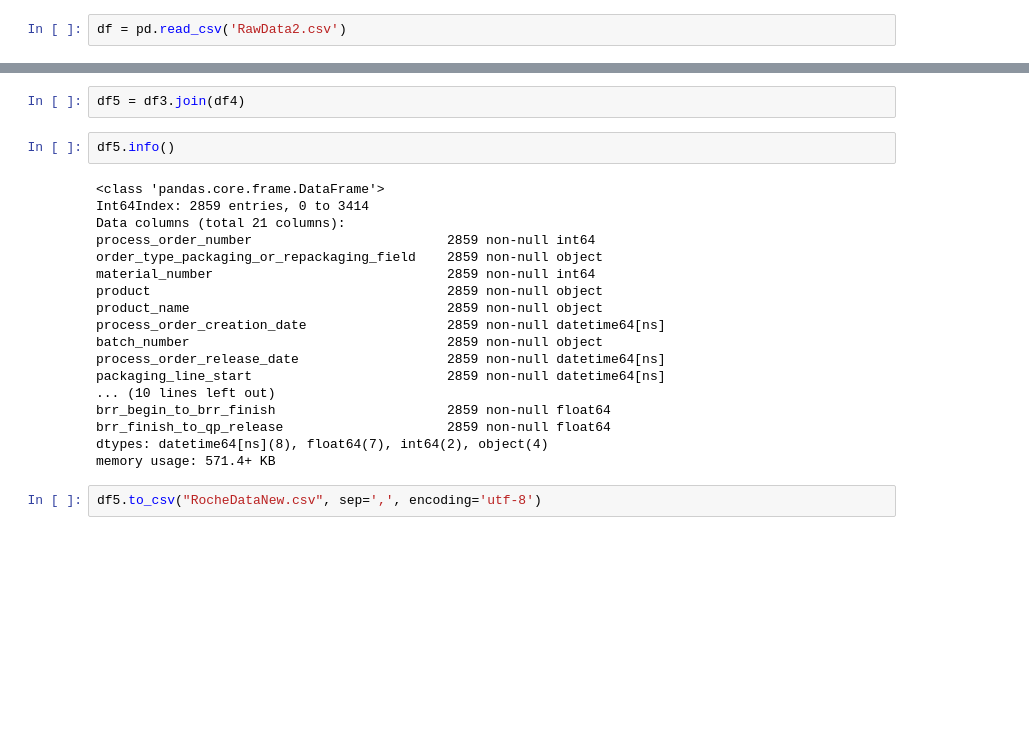
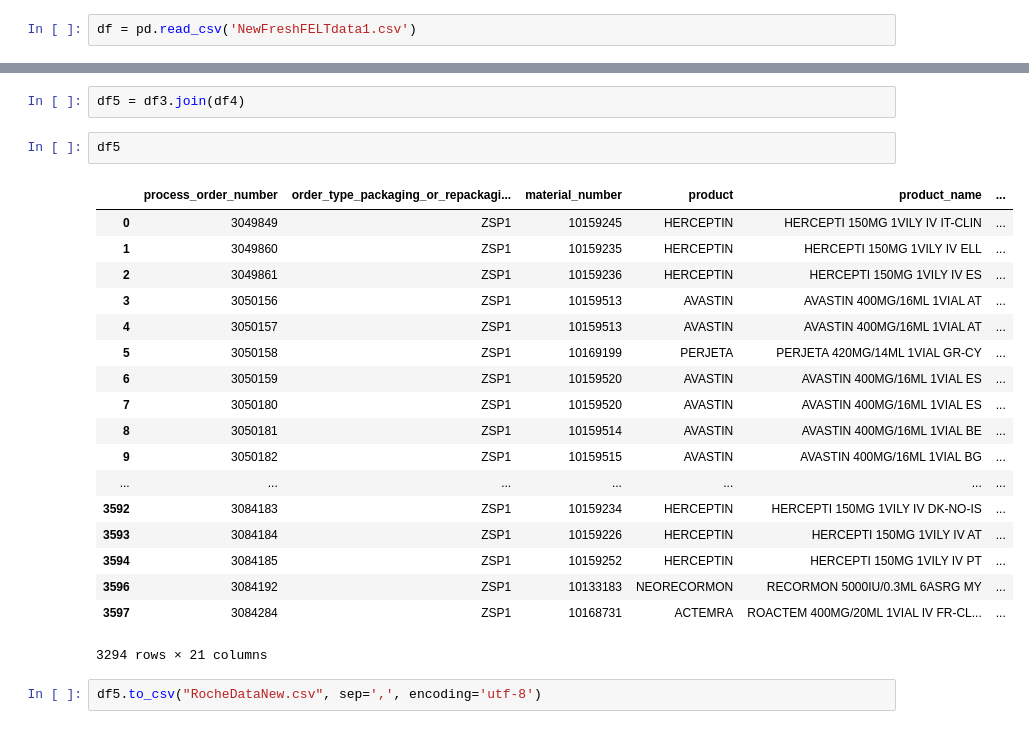
Before and after one commit to tadinve/felt, a Jupyter notebook: Upload/RawFELTDataCleaningScript.ipynb, the cells around one changed output, grey strips where cells are left out. Saved outputs shown, nothing was run; the diff lists cells and outputs as text; blank space fills up the shorter version.

```diff
--- a/Upload/RawFELTDataCleaningScript.ipynb
+++ b/Upload/RawFELTDataCleaningScript.ipynb
@@ -2,7 +2,7 @@
 import pandas as pd
 import numpy as np
 # %%
-df = pd.read_csv('RawData2.csv')
+df = pd.read_csv('NewFreshFELTdata1.csv')
 # %%
 df.info()
 # %% [output]
@@ -154,25 +158,26 @@ df4['brr_finish_to_qp_release']= ((df3['qa_release_date']) - (df3['brr_end_date'
 # %%
 df5 = df3.join(df4)
 # %%
-df5.info()
+df5
 # %% [output]
+|  | process_order_number | order_type_packaging_or_repackagi... | material_number | product | product_name | ... |
+| 0 | 3049849 | ZSP1 | 10159245 | HERCEPTIN | HERCEPTI 150MG 1VILY IV IT-CLIN | ... |
+| 1 | 3049860 | ZSP1 | 10159235 | HERCEPTIN | HERCEPTI 150MG 1VILY IV ELL | ... |
+| 2 | 3049861 | ZSP1 | 10159236 | HERCEPTIN | HERCEPTI 150MG 1VILY IV ES | ... |
+| 3 | 3050156 | ZSP1 | 10159513 | AVASTIN | AVASTIN 400MG/16ML 1VIAL AT | ... |
+| 4 | 3050157 | ZSP1 | 10159513 | AVASTIN | AVASTIN 400MG/16ML 1VIAL AT | ... |
+| 5 | 3050158 | ZSP1 | 10169199 | PERJETA | PERJETA 420MG/14ML 1VIAL GR-CY | ... |
+| 6 | 3050159 | ZSP1 | 10159520 | AVASTIN | AVASTIN 400MG/16ML 1VIAL ES | ... |
+| 7 | 3050180 | ZSP1 | 10159520 | AVASTIN | AVASTIN 400MG/16ML 1VIAL ES | ... |
+| 8 | 3050181 | ZSP1 | 10159514 | AVASTIN | AVASTIN 400MG/16ML 1VIAL BE | ... |
+| 9 | 3050182 | ZSP1 | 10159515 | AVASTIN | AVASTIN 400MG/16ML 1VIAL BG | ... |
+| ... | ... | ... | ... | ... | ... | ... |
+| 3592 | 3084183 | ZSP1 | 10159234 | HERCEPTIN | HERCEPTI 150MG 1VILY IV DK-NO-IS | ... |
+| 3593 | 3084184 | ZSP1 | 10159226 | HERCEPTIN | HERCEPTI 150MG 1VILY IV AT | ... |
+| 3594 | 3084185 | ZSP1 | 10159252 | HERCEPTIN | HERCEPTI 150MG 1VILY IV PT | ... |
+| 3596 | 3084192 | ZSP1 | 10133183 | NEORECORMON | RECORMON 5000IU/0.3ML 6ASRG MY | ... |
+| 3597 | 3084284 | ZSP1 | 10168731 | ACTEMRA | ROACTEM 400MG/20ML 1VIAL IV FR-CL... | ... |
-<class 'pandas.core.frame.DataFrame'>
-Int64Index: 2859 entries, 0 to 3414
-Data columns (total 21 columns):
-process_order_number                         2859 non-null int64
-order_type_packaging_or_repackaging_field    2859 non-null object
-material_number                              2859 non-null int64
-product                                      2859 non-null object
-product_name                                 2859 non-null object
-process_order_creation_date                  2859 non-null datetime64[ns]
-batch_number                                 2859 non-null object
-process_order_release_date                   2859 non-null datetime64[ns]
-packaging_line_start                         2859 non-null datetime64[ns]
-... (10 lines left out)
-brr_begin_to_brr_finish                      2859 non-null float64
-brr_finish_to_qp_release                     2859 non-null float64
-dtypes: datetime64[ns](8), float64(7), int64(2), object(4)
-memory usage: 571.4+ KB
+3294 rows × 21 columns
 # %%
 df5.to_csv("RocheDataNew.csv", sep=',', encoding='utf-8')
 # %%
```
Also changed, not shown: parts of 9 cells of this notebook, 4 other files.
